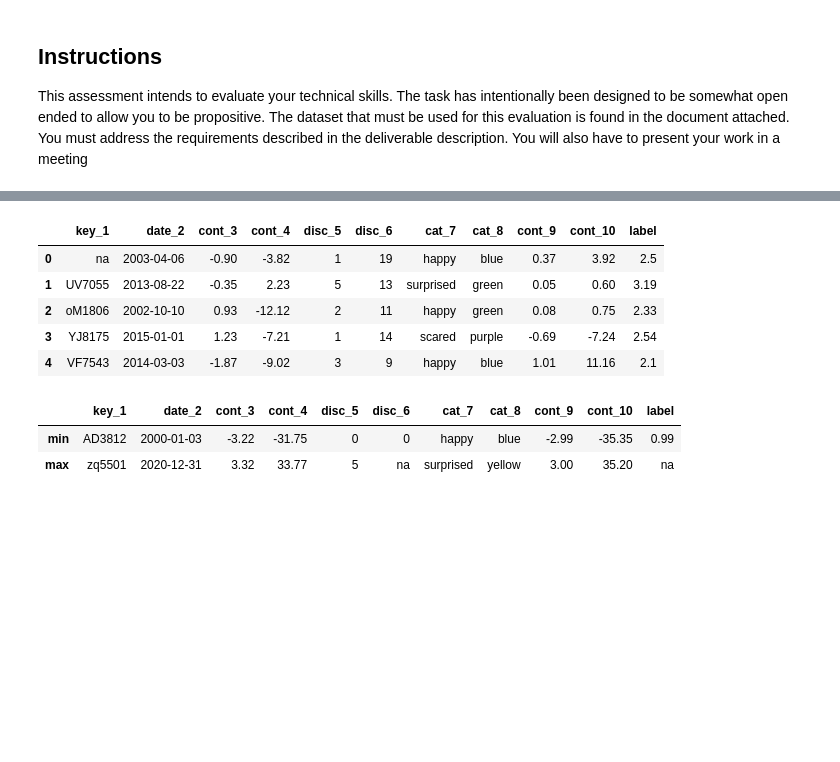
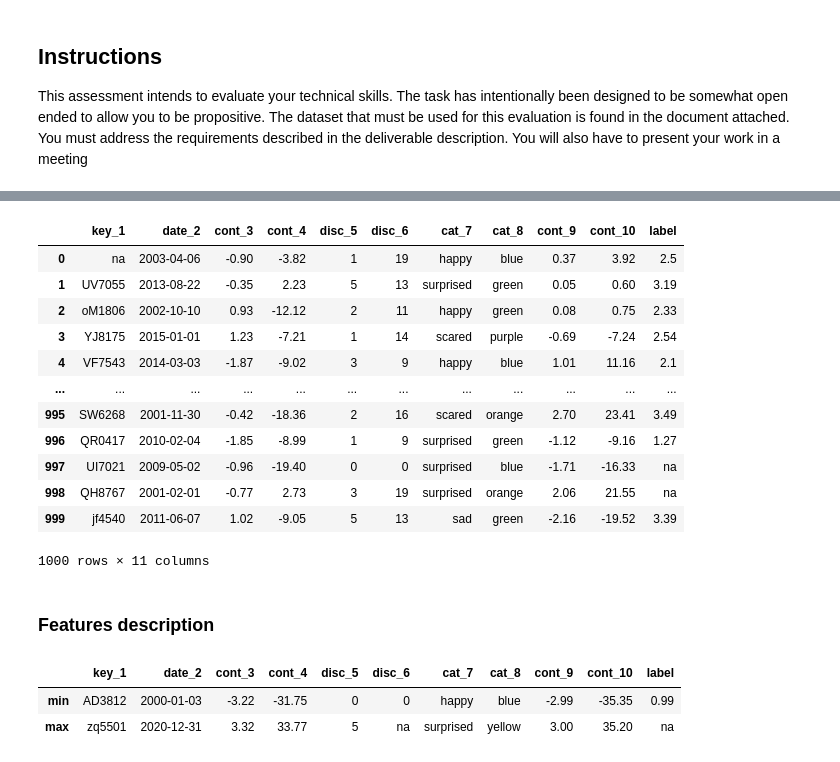
Before and after one commit to juancronos/s4n_data_science_test, a Jupyter notebook: predictiveModelNotebook.ipynb, the cells around one changed output, grey strips where cells are left out. Saved outputs shown, nothing was run; the diff lists cells and outputs as text; code cells hidden in the pictures; blank space fills up the shorter version.

```diff
--- a/predictiveModelNotebook.ipynb
+++ b/predictiveModelNotebook.ipynb
@@ -15,14 +24,23 @@ import pandas as pd
 # %%
-df = pd.read_csv('Dataset for data_scientist test.txt', delimiter = ",")
+df = pd.read_csv('dataset\Dataset for data_scientist test.txt', delimiter = ",")
 # %%
-df.head()
+df
 # %% [output]
 |  | key_1 | date_2 | cont_3 | cont_4 | disc_5 | disc_6 | cat_7 | cat_8 | cont_9 | cont_10 | label |
 | 0 | na | 2003-04-06 | -0.90 | -3.82 | 1 | 19 | happy | blue | 0.37 | 3.92 | 2.5 |
 | 1 | UV7055 | 2013-08-22 | -0.35 | 2.23 | 5 | 13 | surprised | green | 0.05 | 0.60 | 3.19 |
 | 2 | oM1806 | 2002-10-10 | 0.93 | -12.12 | 2 | 11 | happy | green | 0.08 | 0.75 | 2.33 |
 | 3 | YJ8175 | 2015-01-01 | 1.23 | -7.21 | 1 | 14 | scared | purple | -0.69 | -7.24 | 2.54 |
 | 4 | VF7543 | 2014-03-03 | -1.87 | -9.02 | 3 | 9 | happy | blue | 1.01 | 11.16 | 2.1 |
+| ... | ... | ... | ... | ... | ... | ... | ... | ... | ... | ... | ... |
+| 995 | SW6268 | 2001-11-30 | -0.42 | -18.36 | 2 | 16 | scared | orange | 2.70 | 23.41 | 3.49 |
+| 996 | QR0417 | 2010-02-04 | -1.85 | -8.99 | 1 | 9 | surprised | green | -1.12 | -9.16 | 1.27 |
+| 997 | UI7021 | 2009-05-02 | -0.96 | -19.40 | 0 | 0 | surprised | blue | -1.71 | -16.33 | na |
+| 998 | QH8767 | 2001-02-01 | -0.77 | 2.73 | 3 | 19 | surprised | orange | 2.06 | 21.55 | na |
+| 999 | jf4540 | 2011-06-07 | 1.02 | -9.05 | 5 | 13 | sad | green | -2.16 | -19.52 | 3.39 |
+1000 rows × 11 columns
+# %% [markdown]
+### Features description
 # %%
 def minMax(x):
     return pd.Series(index=['min','max'], data=[x.min(), x.max()])
```
Also changed, not shown: parts of 42 cells of this notebook, 4 other files.
